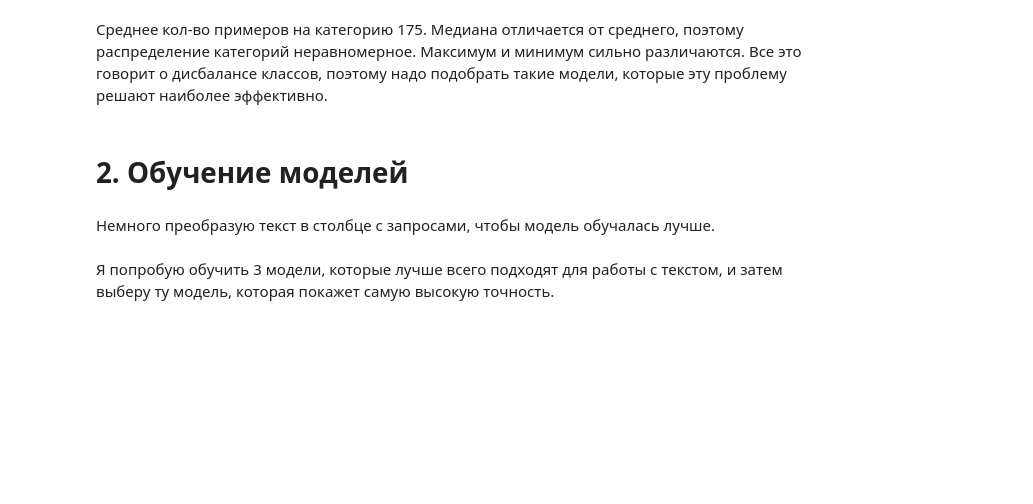
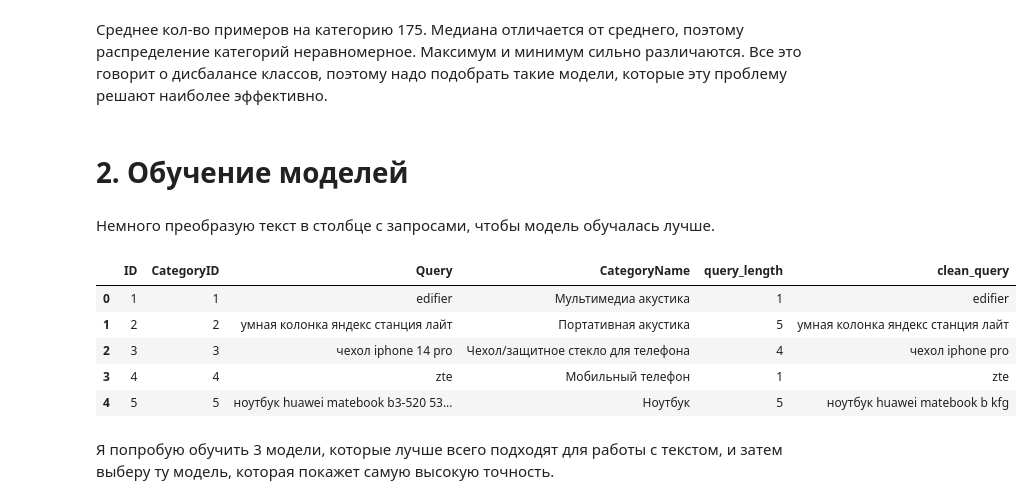
Before and after one commit to diMaster228/21vek_competition, a Jupyter notebook: 21vek-competition.ipynb, the cells around one changed output. Cells and saved outputs as stored; diff of their text form; code cells hidden in the pictures; blank space fills up the shorter version.

```diff
--- a/21vek-competition.ipynb
+++ b/21vek-competition.ipynb
@@ -52,11 +72,20 @@ import pandas as pd
 # %%
 def cleaning(text):
     text = str(text).lower()
-    text = re.sub(r"[^a-zа-я0-9]+", " ", text)
+    text = re.sub(r"[^\w\s]", " ", text)
+    text = re.sub(r"\d+", " ", text)
+    text = re.sub(r"\s+", " ", text)
     return text.strip()
 
 train_df["clean_query"] = train_df["Query"].apply(cleaning)
 train_df.head()
+# %% [output]
+|  | ID | CategoryID | Query | CategoryName | query_length | clean_query |
+| 0 | 1 | 1 | edifier | Мультимедиа акустика | 1 | edifier |
+| 1 | 2 | 2 | умная колонка яндекс станция лайт | Портативная акустика | 5 | умная колонка яндекс станция лайт |
+| 2 | 3 | 3 | чехол iphone 14 pro | Чехол/защитное стекло для телефона | 4 | чехол iphone pro |
+| 3 | 4 | 4 | zte | Мобильный телефон | 1 | zte |
+| 4 | 5 | 5 | ноутбук huawei matebook b3-520 53... | Ноутбук | 5 | ноутбук huawei matebook b kfg |
 # %%
 X = train_df["clean_query"]
 Y = train_df["CategoryID"]
```
Also changed, not shown: parts of 10 cells of this notebook.
